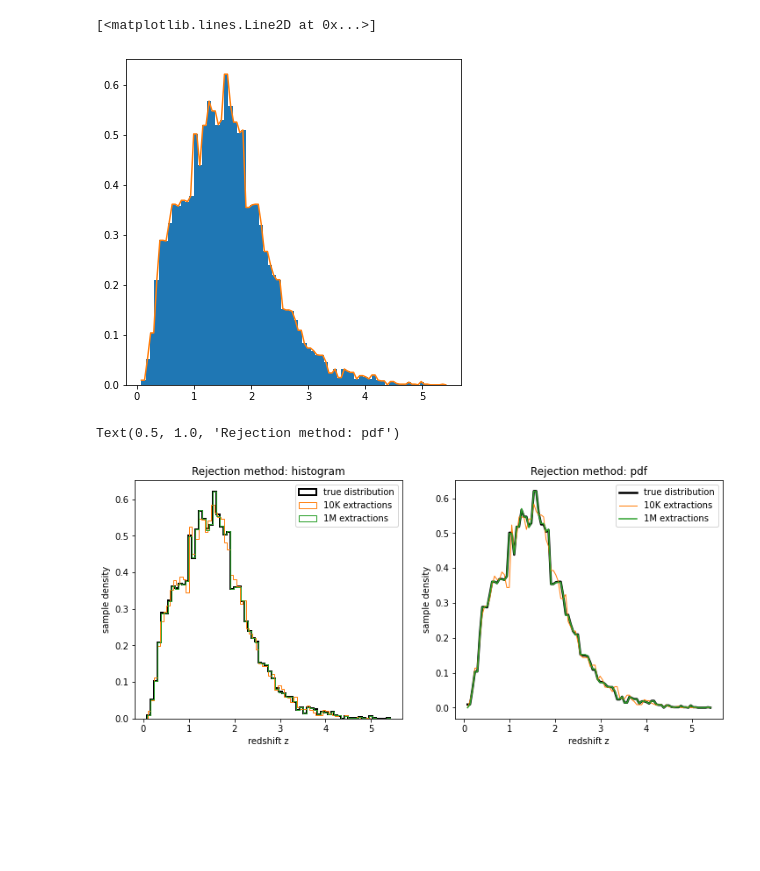
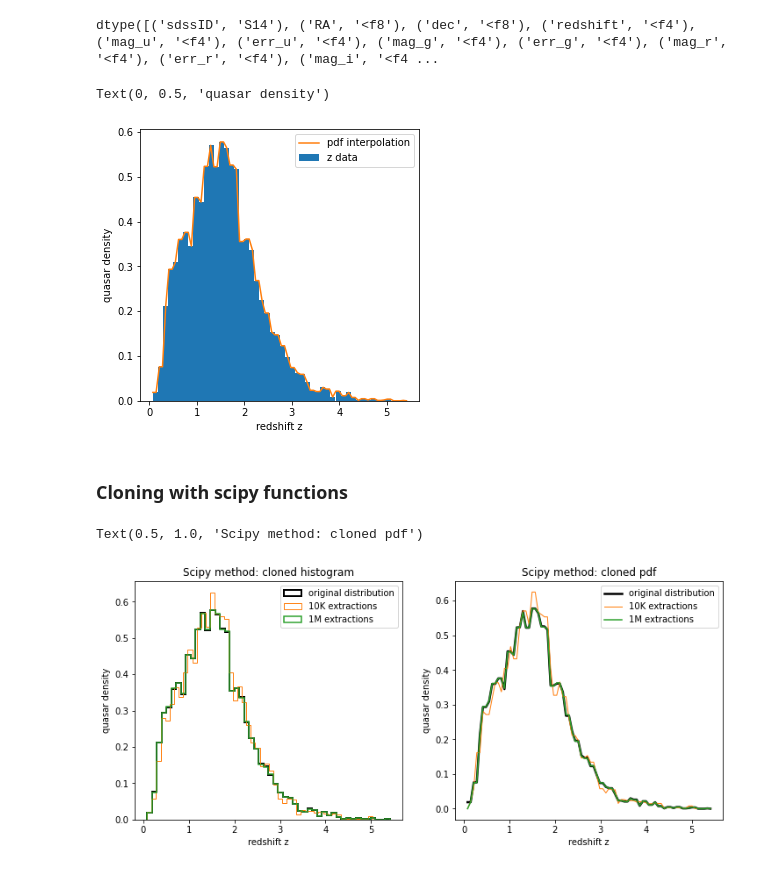
Before and after one commit to giuliapru/astrostatistics_bicocca_2022, a Jupyter notebook: working/L04_quasar_distribution.ipynb, the cells around one changed output. Drawn from its saved outputs; the diff is of its cells as text; code cells hidden in the pictures; blank space fills up the shorter version.

```diff
--- a/working/L04_quasar_distribution.ipynb
+++ b/working/L04_quasar_distribution.ipynb
@@ -8,47 +19,63 @@ data = fetch_dr7_quasar()
 data = data[:10000]
 
 z = data['redshift']
+# %%
+data.dtype
+# %% [output]
+dtype([('sdssID', 'S14'), ('RA', '<f8'), ('dec', '<f8'), ('redshift', '<f4'), ('mag_u', '<f4'), ('err_u', '<f4'), ('mag_g', '<f4'), ('err_g', '<f4'), ('mag_r', '<f4'), ('err_r', '<f4'), ('mag_i', '<f4 ...
 # %%
 import numpy as np
 import matplotlib.pyplot as plt
 
-fig, ax = plt.subplots(1,1, figsize=(6,6))
+fig, ax = plt.subplots(1,1, figsize=(5,5))
 
-cont, bins = np.histogram(z, bins = 70, density=True)
-ax.hist(z, bins=bins, density=True)
+#representing data with a histogram
+cont, bins = np.histogram(z, bins = 50, density=True)
+ax.hist(z, bins=bins, density=True, label='z data')
+fmax = np.max(cont) #finding the maximum of the pdf
 
+#with this I interpolate the points of the histogram to have a continuous function
 from scipy.stats import rv_histogram
 function = rv_histogram((cont, bins))
 
-xaxis = np.linspace(np.min(z), np.max(z), 100)
-plt.plot(xaxis,function.pdf(xaxis), c='tab:orange')
+xaxis = np.linspace(np.min(z), np.max(z), 80)
+ax.plot(xaxis,function.pdf(xaxis), c='tab:orange', label='pdf interpolation')
+ax.legend()
+
+ax.set_xlabel('redshift z')
+ax.set_ylabel('quasar density')
 # %% [output]
-[<matplotlib.lines.Line2D at 0x...>]
+Text(0, 0.5, 'quasar density')
-[figure, old version]
+[figure, new version]
+# %% [markdown]
+### Cloning with scipy functions
 # %%
+#extracting data from the interpolated pdf (scipy method)
 good_x  = function.rvs(size=10000)
 good_x2 = function.rvs(size=1000000)
 
-f1 = rv_histogram(np.histogram(good_x, density=True, bins=70))
-f2 = rv_histogram(np.histogram(good_x2, density=True, bins=70))
+#interpolated pdf from the new extractions
+f1 = rv_histogram(np.histogram(good_x, density=True, bins=50))
+f2 = rv_histogram(np.histogram(good_x2, density=True, bins=50))
 
+#plotting the results
 fig, ax = plt.subplots(1,2, figsize=(12,5))
 
-ax[0].hist(z, bins=70, density=True, histtype='step', color='black', lw=2, label ='true distribution')
-ax[0].hist(good_x, bins = 70, density=True, histtype='step', lw=1, color='tab:orange', label = '10K extractions')
-ax[0].hist(good_x2, bins = 70, density=True, histtype='step', lw=1, color='tab:green', label = '1M extractions')
+ax[0].hist(z, bins=50, density=True, histtype='step', color='black', lw=2, label ='original distribution')
+ax[0].hist(good_x, bins = 50, density=True, histtype='step', lw=1, color='tab:orange', label = '10K extractions')
+ax[0].hist(good_x2, bins = 50, density=True, histtype='step', lw=1.5, color='tab:green', label = '1M extractions')
 ax[0].legend()
 ax[0].set_xlabel('redshift z')
-ax[0].set_ylabel('sample density')
-ax[0].set_title('Rejection method: histogram')
+ax[0].set_ylabel('quasar density')
+ax[0].set_title('Scipy method: cloned histogram')
 
-ax[1].plot(xaxis, function.pdf(xaxis), color='black', lw=2.5, label ='true distribution')
+ax[1].plot(xaxis, function.pdf(xaxis), color='black', lw=2.5, label ='original distribution')
 ax[1].plot(xaxis, f1.pdf(xaxis), color='tab:orange', lw=1, label = '10K extractions')
 ax[1].plot(xaxis, f2.pdf(xaxis), color='tab:green', lw=1.5, label = '1M extractions')
 ax[1].legend()
 ax[1].set_xlabel('redshift z')
-ax[1].set_ylabel('sample density')
-ax[1].set_title('Rejection method: pdf')
+ax[1].set_ylabel('quasar density')
+ax[1].set_title('Scipy method: cloned pdf')
 # %% [output]
-Text(0.5, 1.0, 'Rejection method: pdf')
+Text(0.5, 1.0, 'Scipy method: cloned pdf')
-[figure, old version]
+[figure, new version]
```
Also changed, not shown: parts of 14 cells of this notebook.
